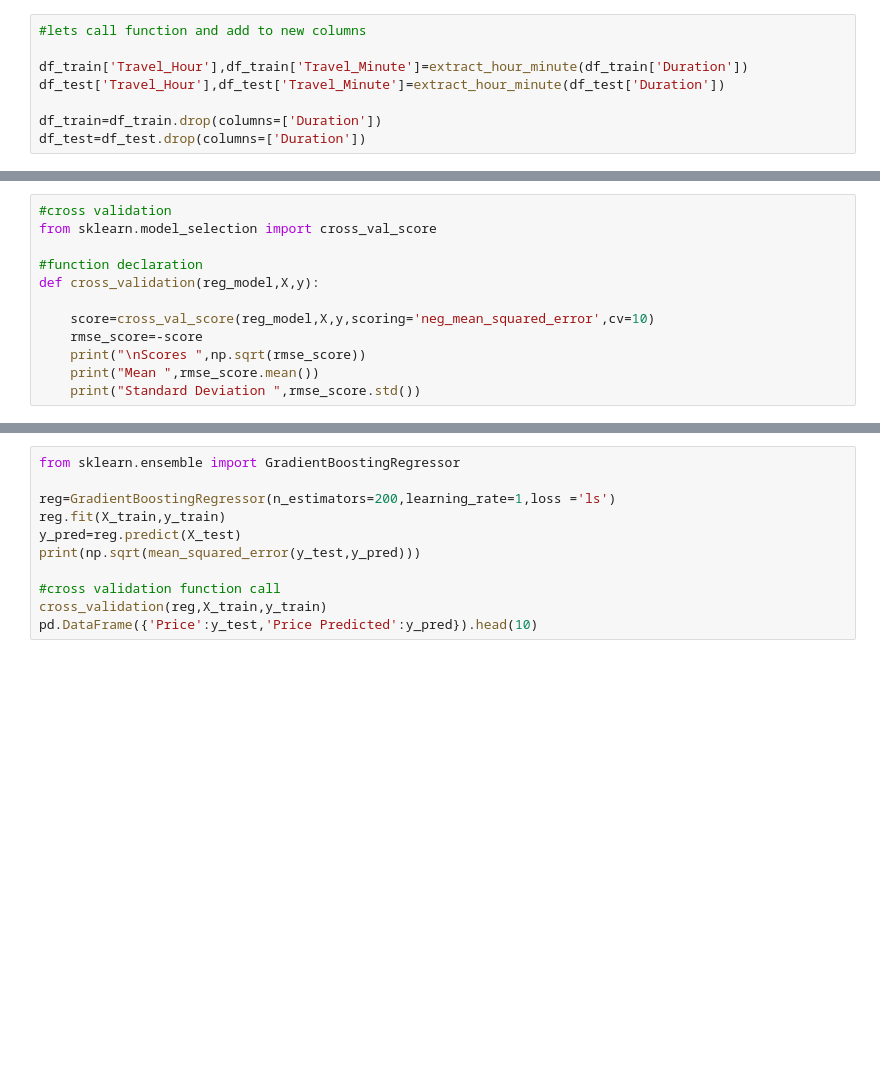
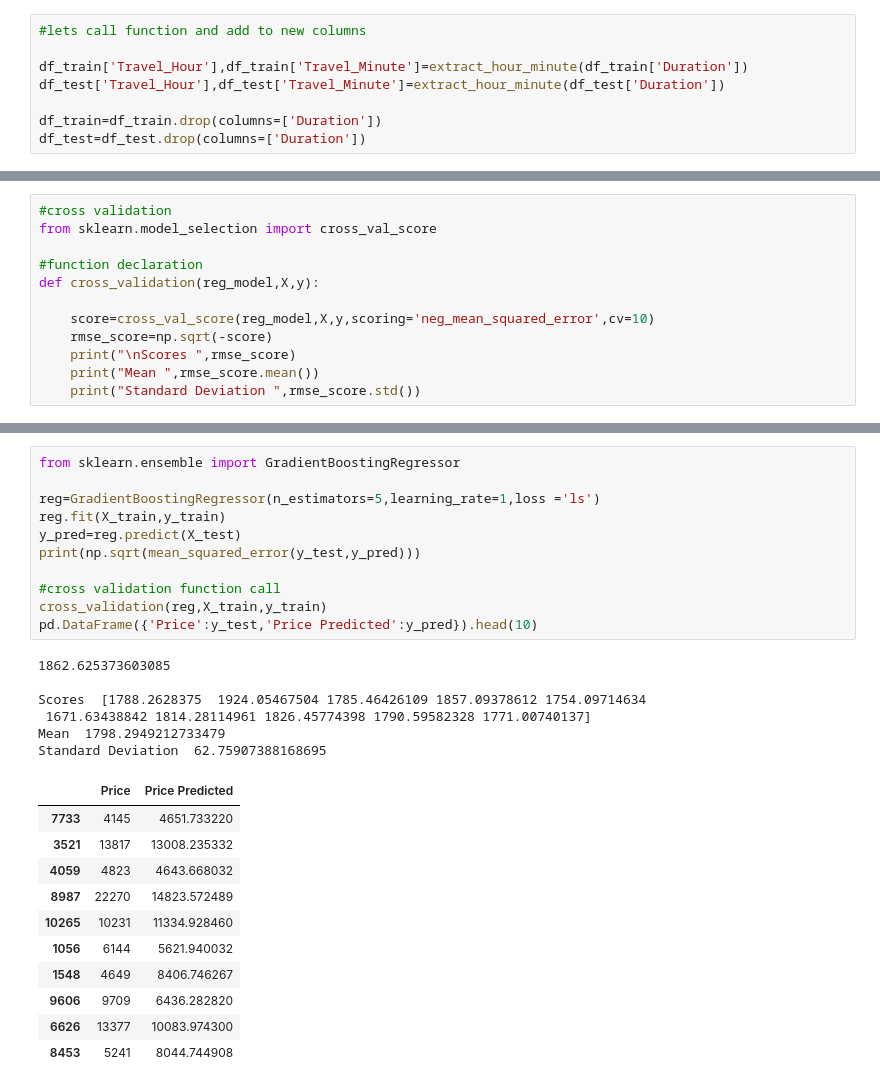
Before and after one commit to MrKhan0747/Flight-Ticket-Price-Prediction, a Jupyter notebook: FlightPricePrediction.ipynb, the cells around one changed output, grey strips where cells are left out. Drawn from its saved outputs; the diff is of its cells as text; blank space fills up the shorter version.

```diff
--- a/FlightPricePrediction.ipynb
+++ b/FlightPricePrediction.ipynb
@@ -216,8 +362,8 @@ from sklearn.model_selection import cross_val_score
 def cross_validation(reg_model,X,y):
 
     score=cross_val_score(reg_model,X,y,scoring='neg_mean_squared_error',cv=10)
-    rmse_score=-score
-    print("\nScores ",np.sqrt(rmse_score))
+    rmse_score=np.sqrt(-score)
+    print("\nScores ",rmse_score)
     print("Mean ",rmse_score.mean())
     print("Standard Deviation ",rmse_score.std())
 # %%
@@ -268,11 +486,29 @@ pd.DataFrame({'Price':y_test,'Price Predicted':y_pred}).head(10)
 # %%
 from sklearn.ensemble import GradientBoostingRegressor
 
-reg=GradientBoostingRegressor(n_estimators=200,learning_rate=1,loss ='ls')
+reg=GradientBoostingRegressor(n_estimators=5,learning_rate=1,loss ='ls')
 reg.fit(X_train,y_train)
 y_pred=reg.predict(X_test)
 print(np.sqrt(mean_squared_error(y_test,y_pred)))
 
 #cross validation function call
 cross_validation(reg,X_train,y_train)
 pd.DataFrame({'Price':y_test,'Price Predicted':y_pred}).head(10)
+# %% [output]
+1862.625373603085
+
+Scores  [1788.2628375  1924.05467504 1785.46426109 1857.09378612 1754.09714634
+ 1671.63438842 1814.28114961 1826.45774398 1790.59582328 1771.00740137]
+Mean  1798.2949212733479
+Standard Deviation  62.75907388168695
+|  | Price | Price Predicted |
+| 7733 | 4145 | 4651.733220 |
+| 3521 | 13817 | 13008.235332 |
+| 4059 | 4823 | 4643.668032 |
+| 8987 | 22270 | 14823.572489 |
+| 10265 | 10231 | 11334.928460 |
+| 1056 | 6144 | 5621.940032 |
+| 1548 | 4649 | 8406.746267 |
+| 9606 | 9709 | 6436.282820 |
+| 6626 | 13377 | 10083.974300 |
+| 8453 | 5241 | 8044.744908 |
```
Also changed, not shown: parts of 24 cells of this notebook.
